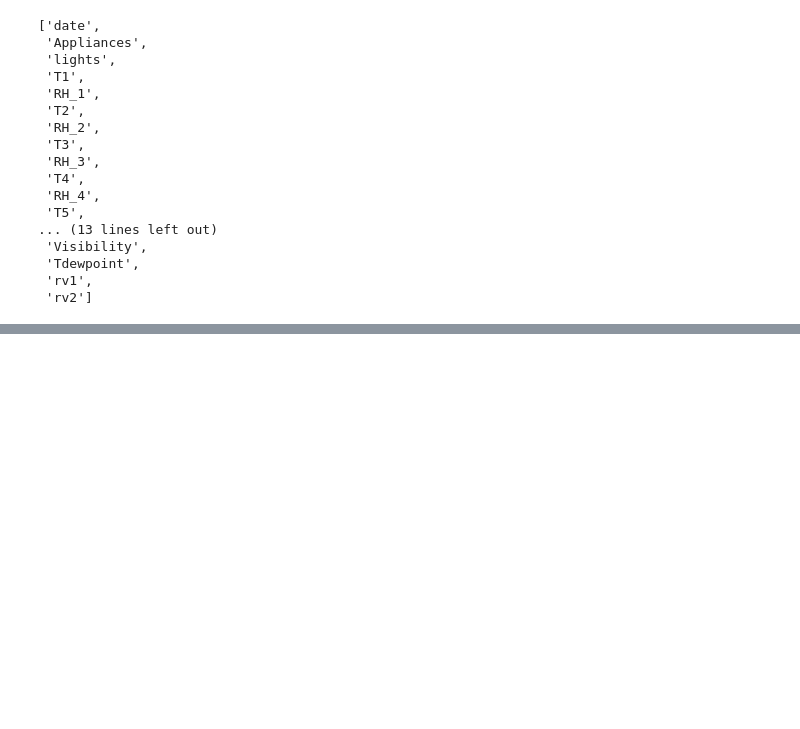
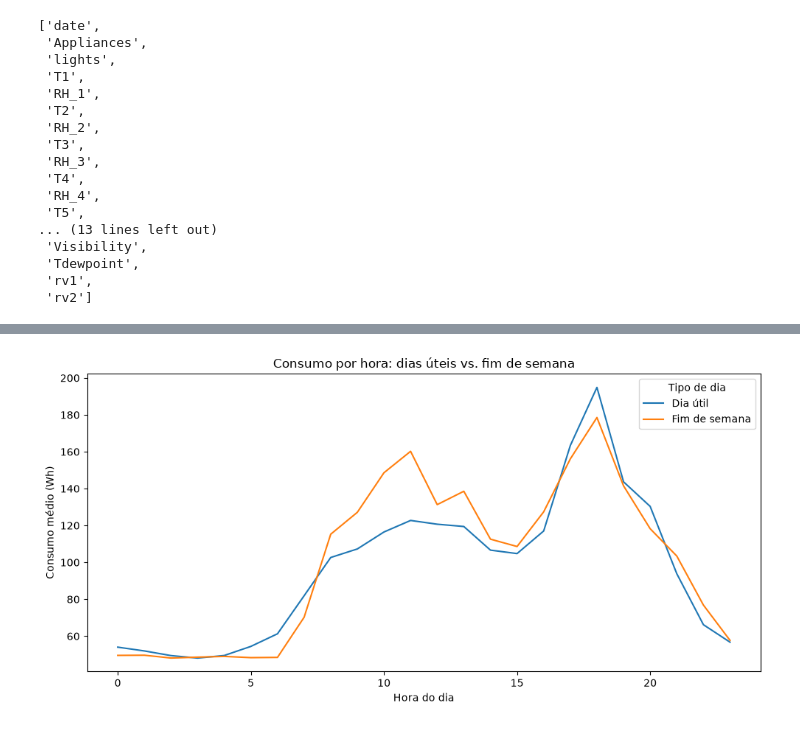
Before and after one commit to Maurii21/01-Consumo-de-Energia, a Jupyter notebook: notebooks/01_exploracao.ipynb, the cells around one changed output, grey strips where cells are left out. Cells and saved outputs as stored; diff of their text form; code cells hidden in the pictures; blank space fills up the shorter version.

```diff
--- a/notebooks/01_exploracao.ipynb
+++ b/notebooks/01_exploracao.ipynb
@@ -113,10 +142,15 @@ plt.show()
 # %%
+df["tipo_dia"] = df["fim_de_semana"].map({False: "Dia útil", True: "Fim de semana"})
+
 plt.figure(figsize=(10, 5))
-sns.lineplot(data=df, x="hora", y="Appliances", hue="fim_de_semana", estimator="mean", errorbar=None)
+sns.lineplot(data=df, x="hora", y="Appliances", hue="tipo_dia",
+             estimator="mean", errorbar=None)
 plt.title("Consumo por hora: dias úteis vs. fim de semana")
 plt.xlabel("Hora do dia")
 plt.ylabel("Consumo médio (Wh)")
-plt.legend(title="Fim de semana")
+plt.legend(title="Tipo de dia")
 plt.tight_layout()
 plt.savefig("../images/dia_util_vs_fds.png", dpi=150)
 plt.show()
+# %% [output]
+[figure, added]
```
Also changed, not shown: parts of 10 cells of this notebook.
